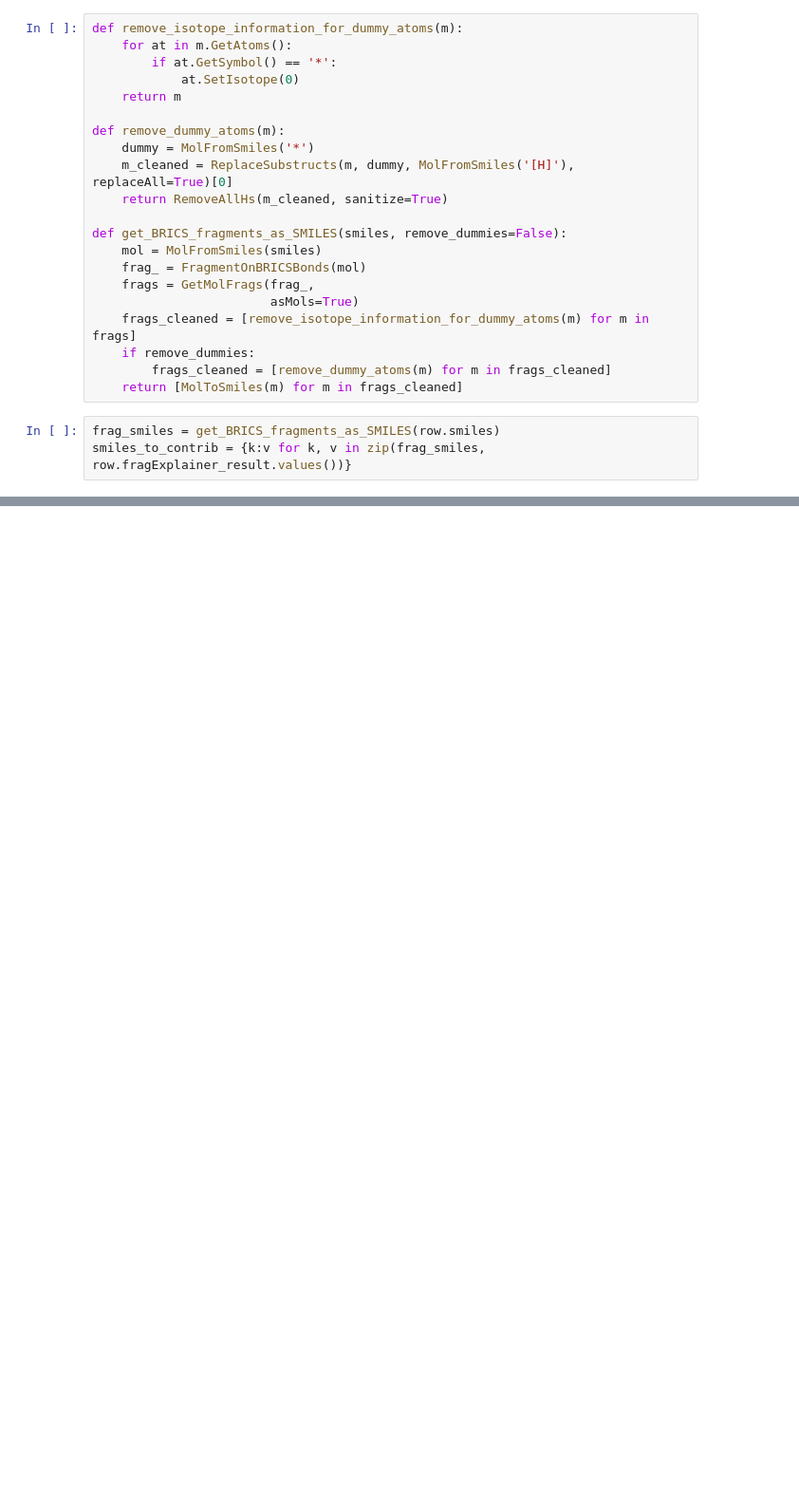
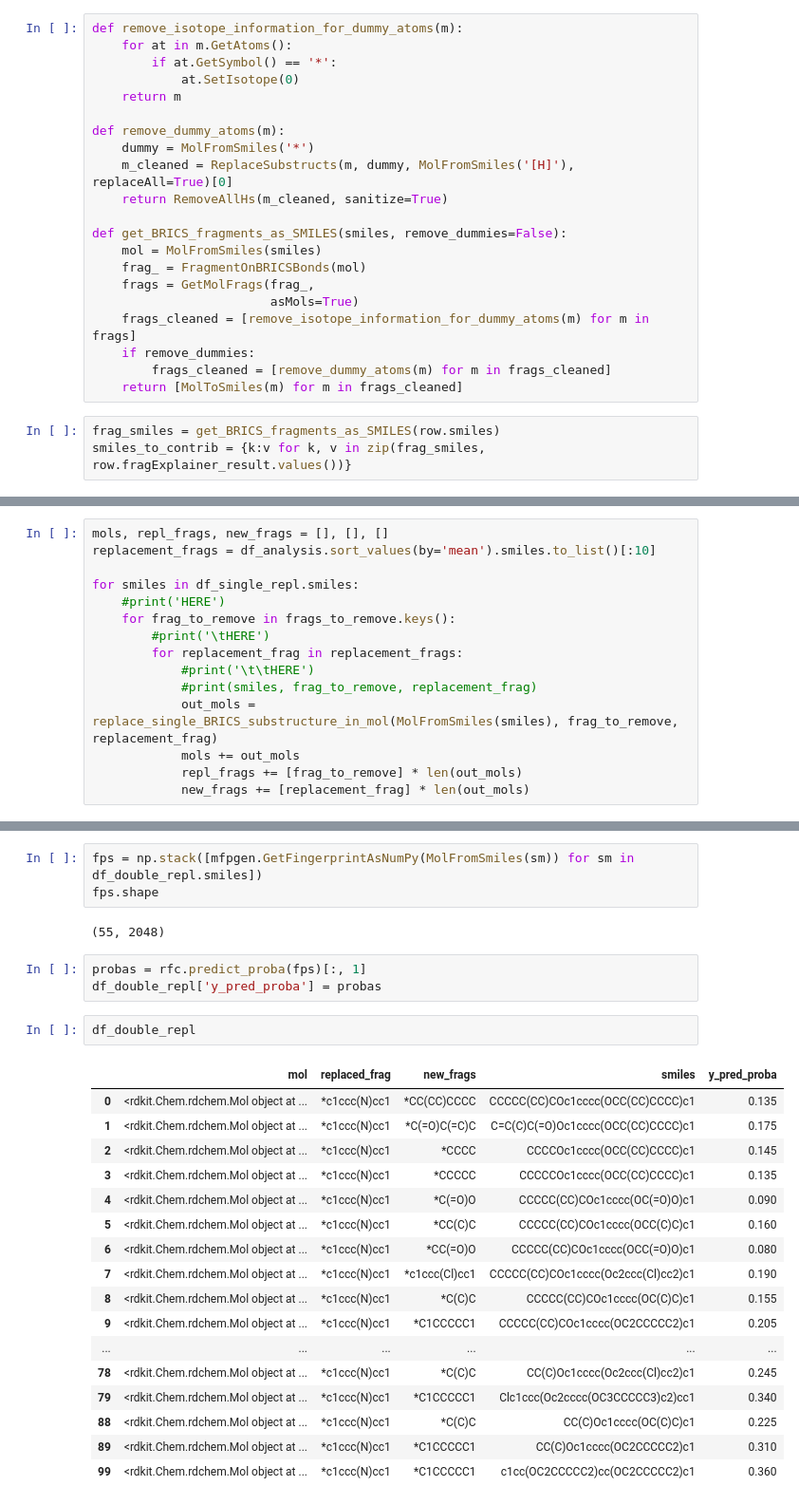
Before and after one commit to jannik-roth/FragShapley, a Jupyter notebook: 2_initial_tests/optimization_mutagenicity.ipynb, the cells around one changed output, grey strips where cells are left out. Shown: that part at 95% size. Drawn from its saved outputs; the diff is of its cells as text; blank space fills up the shorter version.

Commit message:
Updates To-Do list and removes old files

```diff
--- a/2_initial_tests/optimization_mutagenicity.ipynb
+++ b/2_initial_tests/optimization_mutagenicity.ipynb
@@ -151,0 +291,15 @@ prods[0]
+# %%
+mols, repl_frags, new_frags = [], [], []
+replacement_frags = df_analysis.sort_values(by='mean').smiles.to_list()[:10]
+
+for smiles in df_single_repl.smiles:
+    #print('HERE')
+    for frag_to_remove in frags_to_remove.keys():
+        #print('\tHERE')
+        for replacement_frag in replacement_frags:
+            #print('\t\tHERE')
+            #print(smiles, frag_to_remove, replacement_frag)
+            out_mols = replace_single_BRICS_substructure_in_mol(MolFromSmiles(smiles), frag_to_remove, replacement_frag)
+            mols += out_mols
+            repl_frags += [frag_to_remove] * len(out_mols)
+            new_frags += [replacement_frag] * len(out_mols)
@@ -151,0 +349,28 @@ prods[0]
+# %%
+fps = np.stack([mfpgen.GetFingerprintAsNumPy(MolFromSmiles(sm)) for sm in df_double_repl.smiles])
+fps.shape
+# %% [output]
+(55, 2048)
+# %%
+probas = rfc.predict_proba(fps)[:, 1]
+df_double_repl['y_pred_proba'] = probas
+# %%
+df_double_repl
+# %% [output]
+|  | mol | replaced_frag | new_frags | smiles | y_pred_proba |
+| 0 | <rdkit.Chem.rdchem.Mol object at ... | *c1ccc(N)cc1 | *CC(CC)CCCC | CCCCC(CC)COc1cccc(OCC(CC)CCCC)c1 | 0.135 |
+| 1 | <rdkit.Chem.rdchem.Mol object at ... | *c1ccc(N)cc1 | *C(=O)C(=C)C | C=C(C)C(=O)Oc1cccc(OCC(CC)CCCC)c1 | 0.175 |
+| 2 | <rdkit.Chem.rdchem.Mol object at ... | *c1ccc(N)cc1 | *CCCC | CCCCOc1cccc(OCC(CC)CCCC)c1 | 0.145 |
+| 3 | <rdkit.Chem.rdchem.Mol object at ... | *c1ccc(N)cc1 | *CCCCC | CCCCCOc1cccc(OCC(CC)CCCC)c1 | 0.135 |
+| 4 | <rdkit.Chem.rdchem.Mol object at ... | *c1ccc(N)cc1 | *C(=O)O | CCCCC(CC)COc1cccc(OC(=O)O)c1 | 0.090 |
+| 5 | <rdkit.Chem.rdchem.Mol object at ... | *c1ccc(N)cc1 | *CC(C)C | CCCCC(CC)COc1cccc(OCC(C)C)c1 | 0.160 |
+| 6 | <rdkit.Chem.rdchem.Mol object at ... | *c1ccc(N)cc1 | *CC(=O)O | CCCCC(CC)COc1cccc(OCC(=O)O)c1 | 0.080 |
+| 7 | <rdkit.Chem.rdchem.Mol object at ... | *c1ccc(N)cc1 | *c1ccc(Cl)cc1 | CCCCC(CC)COc1cccc(Oc2ccc(Cl)cc2)c1 | 0.190 |
+| 8 | <rdkit.Chem.rdchem.Mol object at ... | *c1ccc(N)cc1 | *C(C)C | CCCCC(CC)COc1cccc(OC(C)C)c1 | 0.155 |
+| 9 | <rdkit.Chem.rdchem.Mol object at ... | *c1ccc(N)cc1 | *C1CCCCC1 | CCCCC(CC)COc1cccc(OC2CCCCC2)c1 | 0.205 |
+| ... | ... | ... | ... | ... | ... |
+| 78 | <rdkit.Chem.rdchem.Mol object at ... | *c1ccc(N)cc1 | *C(C)C | CC(C)Oc1cccc(Oc2ccc(Cl)cc2)c1 | 0.245 |
+| 79 | <rdkit.Chem.rdchem.Mol object at ... | *c1ccc(N)cc1 | *C1CCCCC1 | Clc1ccc(Oc2cccc(OC3CCCCC3)c2)cc1 | 0.340 |
+| 88 | <rdkit.Chem.rdchem.Mol object at ... | *c1ccc(N)cc1 | *C(C)C | CC(C)Oc1cccc(OC(C)C)c1 | 0.225 |
+| 89 | <rdkit.Chem.rdchem.Mol object at ... | *c1ccc(N)cc1 | *C1CCCCC1 | CC(C)Oc1cccc(OC2CCCCC2)c1 | 0.310 |
+| 99 | <rdkit.Chem.rdchem.Mol object at ... | *c1ccc(N)cc1 | *C1CCCCC1 | c1cc(OC2CCCCC2)cc(OC2CCCCC2)c1 | 0.360 |
```
Also changed, not shown: parts of 27 cells of this notebook, 10 other files.
